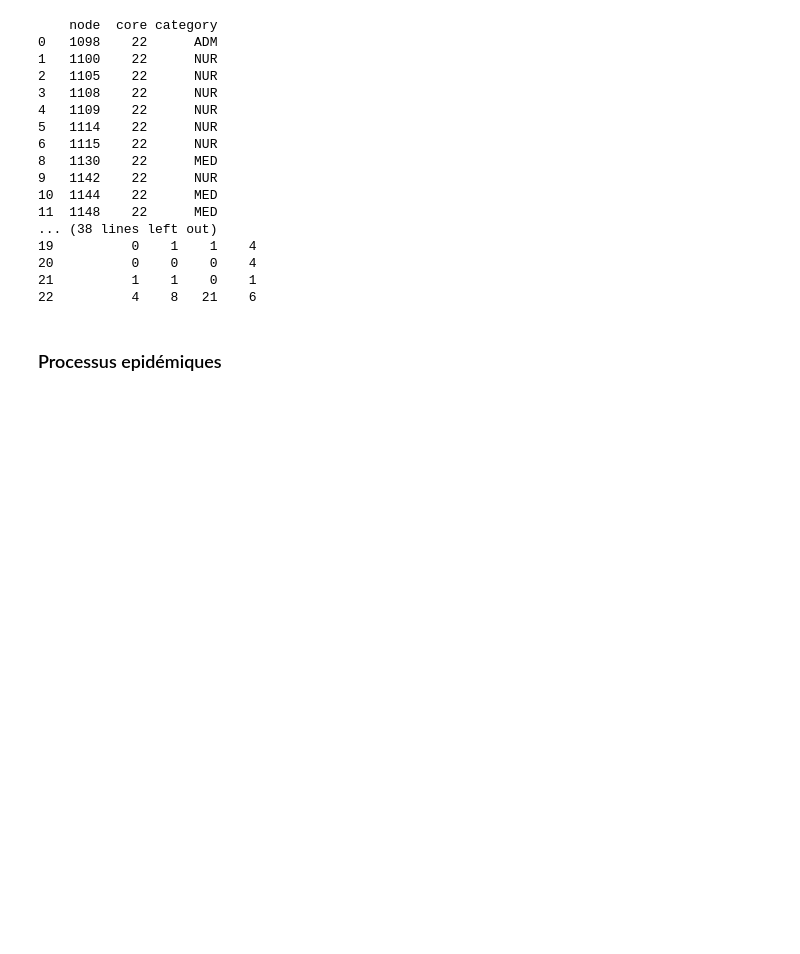
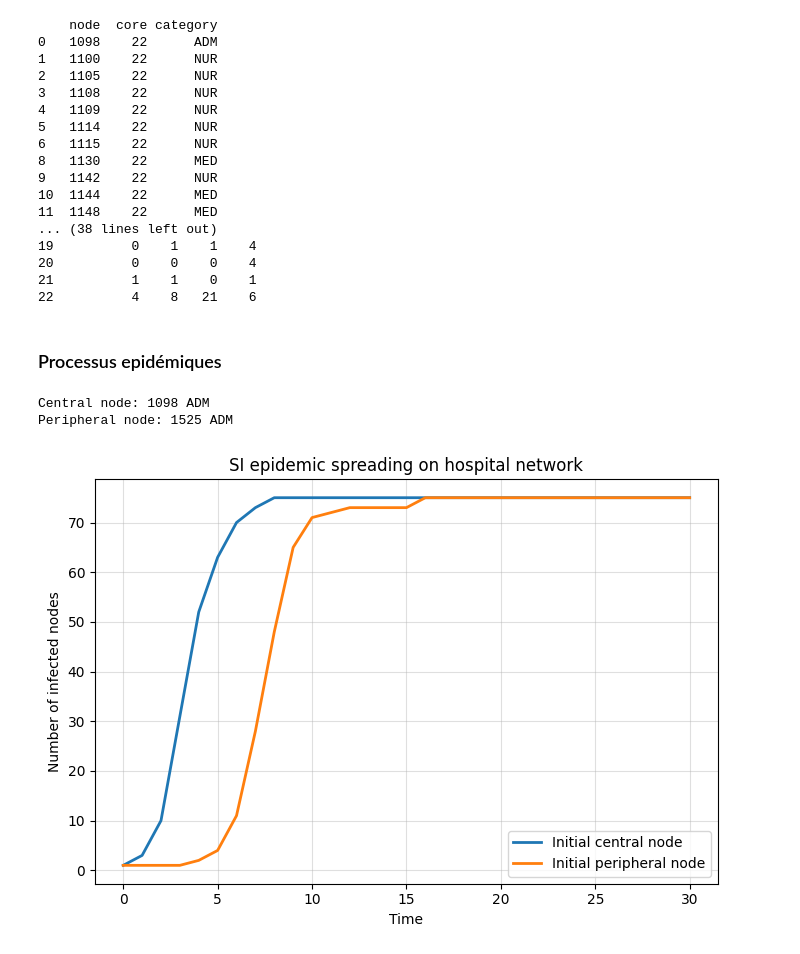
Before and after one commit to celinargy/unamur-certificat-datascience, a Jupyter notebook: SDASM101_graphmin_group2/graph-hospital/ward_hospital.ipynb, the cells around one changed output. Drawn from its saved outputs; the diff is of its cells as text; code cells hidden in the pictures; blank space fills up the shorter version.

```diff
--- a/SDASM101_graphmin_group2/graph-hospital/ward_hospital.ipynb
+++ b/SDASM101_graphmin_group2/graph-hospital/ward_hospital.ipynb
@@ -967,0 +990,34 @@ print(pd.crosstab(df_core["core"], df_core["category"]))
+# %%
+# Nœud très central (plus haut degré)
+central_node = max(G.degree, key=lambda x: x[1])[0]
+
+# Nœud périphérique (plus faible degré)
+peripheral_node = min(G.degree, key=lambda x: x[1])[0]
+
+print("Central node:", central_node, G.nodes[central_node]["category"])
+print("Peripheral node:", peripheral_node, G.nodes[peripheral_node]["category"])
+# %% [output]
+Central node: 1098 ADM
+Peripheral node: 1525 ADM
+# %%
+T = 30
+beta = 0.05
+
+history_central = simulate_SI(G, [central_node], beta=beta, T=T)
+history_peripheral = simulate_SI(G, [peripheral_node], beta=beta, T=T)
+# %%
+
+plt.figure(figsize=(7,5))
+plt.plot(history_central, label="Initial central node", linewidth=2)
+plt.plot(history_peripheral, label="Initial peripheral node", linewidth=2)
+
+plt.xlabel("Time")
+plt.ylabel("Number of infected nodes")
+plt.title("SI epidemic spreading on hospital network")
+plt.legend()
+plt.grid(True, alpha=0.4)
+plt.tight_layout()
+plt.savefig("./figures/hospital_si.png", dpi=300)
+plt.show()
+# %% [output]
+[figure, added]
```
Also changed, not shown: parts of 6 cells of this notebook, 7 other files.
